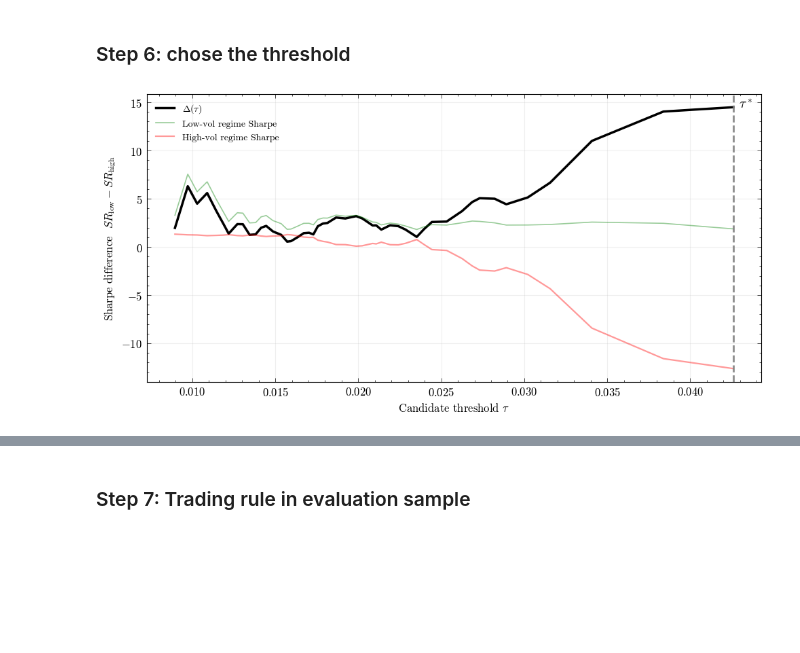
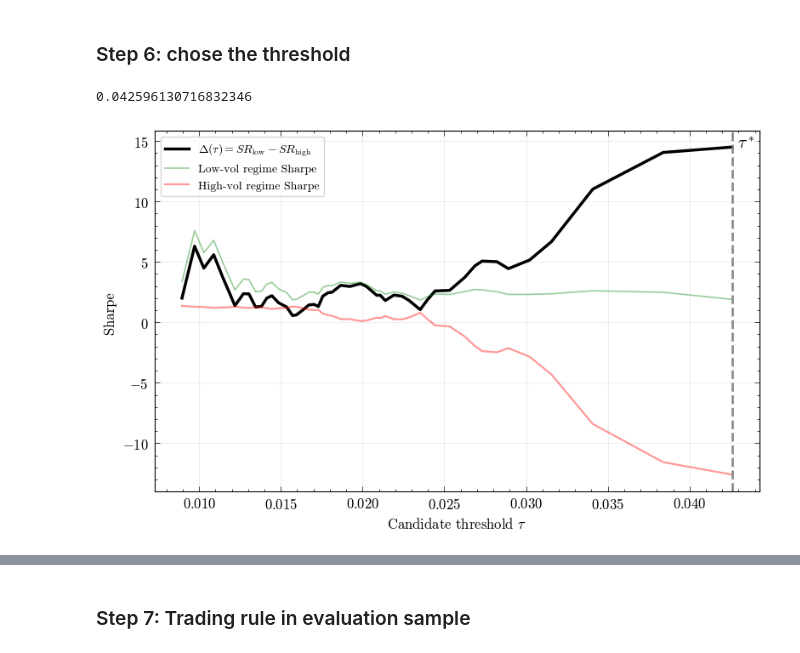
Before and after one commit to jackyeung99/proj_quant_trading, a Jupyter notebook: notebooks/experiment_tau_sensitivity.ipynb, the cells around one changed output, grey strips where cells are left out. Drawn from its saved outputs; the diff is of its cells as text; code cells hidden in the pictures; blank space fills up the shorter version.

Commit message:
BUILD: updated plots for tau sensitivity exp

```diff
--- a/notebooks/experiment_tau_sensitivity.ipynb
+++ b/notebooks/experiment_tau_sensitivity.ipynb
@@ -59,10 +62,10 @@ def resample_ohlcv(
         raise ValueError("df must be indexed by a DatetimeIndex.")
     x = x.sort_index()
 
-    tz = tz or "America/New_York"   # <-- key fix
+    tz = tz or "America/New_York"
 
     if x.index.tz is None:
-        x.index = x.index.tz_localize(tz)
+        x.index = x.index.tz_localize("UTC").tz_convert(tz)
     else:
         x.index = x.index.tz_convert(tz)
 
@@ -108,6 +111,8 @@ def rv_open_to_cutoff(
     n = ret.groupby(day).count()
     rv[n < min_obs] = np.nan
 
+    # rv  = (rv - rv.mean()) / rv.std()
+
     rv.name = "rvol_open_to_cutoff"
     return rv
 
@@ -117,8 +122,8 @@ def rv_cutoff_to_cutoff(
     intraday: pd.DataFrame,
     *,
     price_col: str = "close",
-    cutoff_time: str = "15:00",
-    min_obs: int = 10,
+    cutoff_time: str = "16:00",
+    min_obs: int = 2,
 ) -> pd.Series:
 
     ret = np.log(intraday[price_col]).diff().dropna()
@@ -133,6 +138,8 @@ def rv_cutoff_to_cutoff(
     rv = np.sqrt(rv)
     n = ret.groupby(cutoff_day).count()
     rv[n < min_obs] = np.nan
+
+    # rv  = (rv - rv.mean()) / rv.std()
 
     rv.name = "rvol_cutoff_to_cutoff"
     return rv
@@ -158,8 +165,14 @@ def compute_state_variable(
     daily = resample_ohlcv(df, rv_freq="1D", tz=tz)
 
     # log returns on daily bars
-    daily["ret_cc"] = np.log(daily["close"]).diff()
+    # intraday
     daily["ret_oc"] = np.log(daily["close"] / daily["open"])
+
+    # overnight
+    daily["ret_co"] = np.log(daily["open"] / daily["close"].shift(1))
+
+    # full close-to-close
+    daily["ret_cc"] = daily["ret_co"] + daily["ret_oc"]
 
     # 4) Merge RV into daily (index alignment by date)
     out = daily.join(rv_c2c, how="left").join(rv_o2c, how="left").sort_index()
@@ -312,7 +457,7 @@ def candidate_thresholds(state_var, n_grid, min_quintile=0):
         raise ValueError("state_var contains no valid observations")
 
     if min_quintile > 0:
-        qs = np.linspace(min_quintile, 1.0 - min_quintile, n_grid)
+        qs = np.linspace(min_quintile/2, 1.0 - min_quintile/2, n_grid, endpoint=True)
     else:
         qs = np.linspace(0.0, 1.0, n_grid, endpoint=True)
 
@@ -415,8 +559,8 @@ def choose_threshold(df, n_grid, min_quintile=.10, risk_free_rate=0):
 
         n_low = len(low)
         n_high = len(high)
-        if n_low < 5 or n_high < 5:
-            continue
+        # if n_low < 5 or n_high < 5:
+        #     continue
 
         sr_low, sr_high = sharpe_ratio_by_regime(low, high, risk_free_rate=risk_free_rate)
 
@@ -437,15 +581,19 @@ def choose_threshold(df, n_grid, min_quintile=.10, risk_free_rate=0):
 
     return tau_star, pd.DataFrame(results)
 # %%
-tau_star, res = choose_threshold(Train, GRID_SIZE, min_quintile=quantile_bound, risk_free_rate='3m')
+tau_star, res = choose_threshold(Train, GRID_SIZE, min_quintile=quantile_bound, risk_free_rate=RF)
+# %%
+print(res['tau'].max())
+# %% [output]
+0.042596130716832346
 # %%
-plt.figure(figsize=(10, 5))
+plt.figure(figsize=(8, 5))
 
 # Main Sharpe difference
 plt.plot(
     res["tau"],
     res["sharpe_diff"],
-    label=r"$\Delta(\tau)$",
+    label=r"$\Delta(\tau) = SR_{\text{low}} - SR_{\text{high}}$",
     linewidth=2.5,
     color="black"
 )
@@ -482,34 +630,34 @@ plt.axvline(
 x_offset = 0.01 * (res["tau"].max() - res["tau"].min())
 ymax = plt.ylim()[1]
 
 plt.text(
     tau_star + x_offset,
     ymax * 0.97,
     r"$\boldsymbol{\tau^*}$",
     ha="left",
     va="top",
     fontsize=14,
     fontweight="bold",
     color="black",
     bbox=dict(
         boxstyle="round,pad=0.2",
         facecolor="white",
         edgecolor="none",
         alpha=0.8
     )
 )
 
 
 # Labels
 plt.xlabel(r"Candidate threshold $\tau$")
-plt.ylabel(r"Sharpe difference  $SR_{\text{low}} - SR_{\text{high}}$")
+plt.ylabel(r"Sharpe ")
 
 # Legend
-plt.legend(frameon=False)
+plt.legend(frameon=True)
 
 # Clean look
 plt.grid(alpha=0.2)
 plt.tight_layout()
 # %% [output]
-[figure, old version]
+[figure, new version]
 # %%
```
Also changed, not shown: parts of 31 cells of this notebook.
